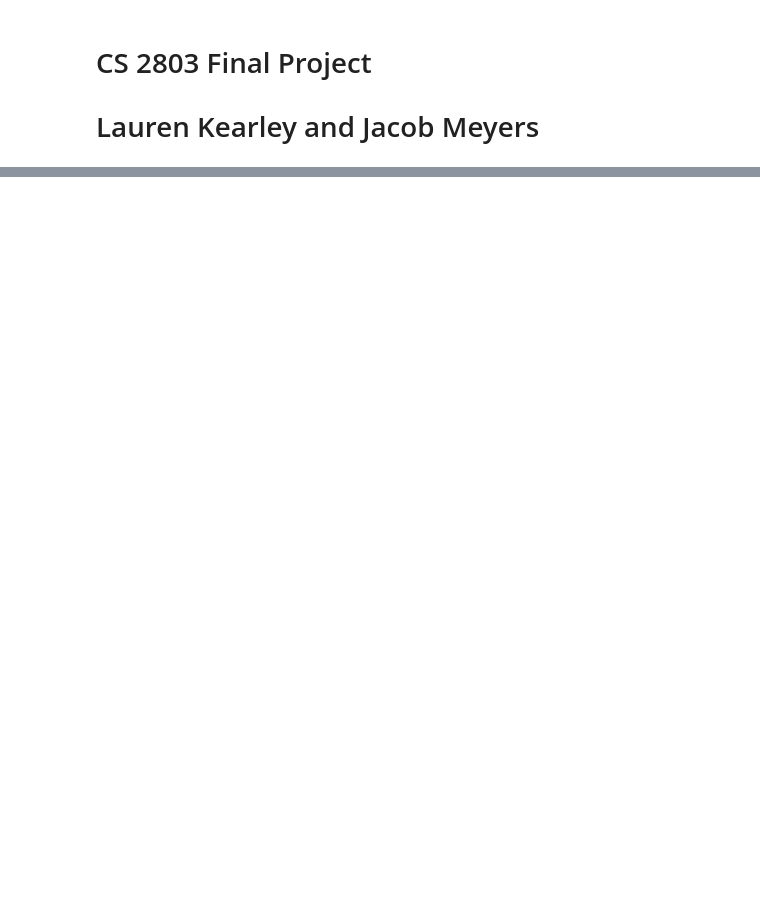
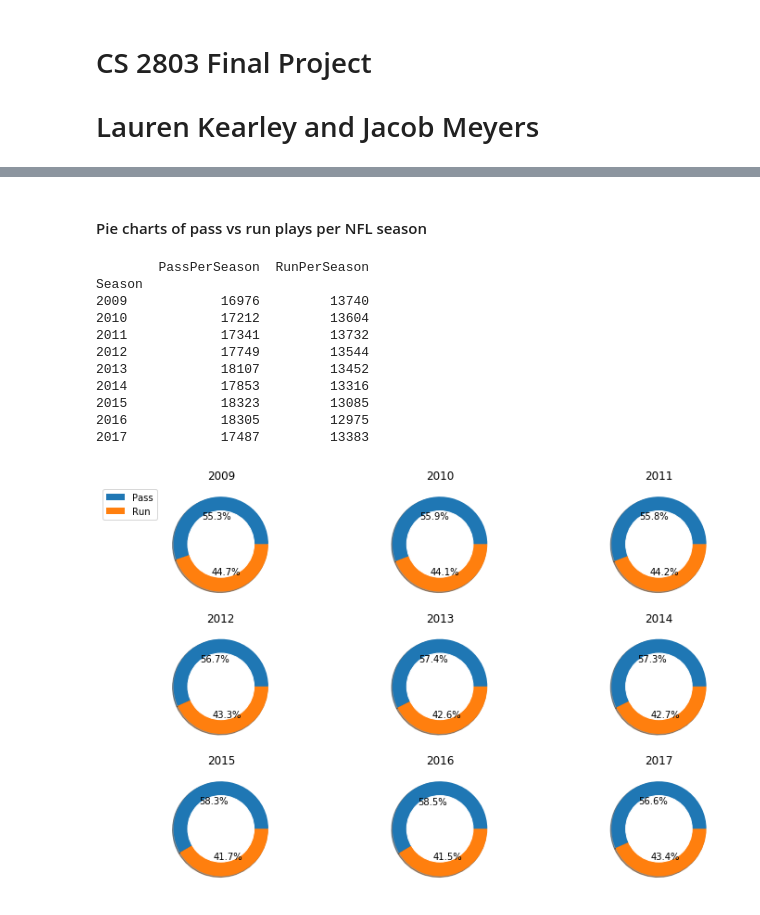
Before and after one commit to jmeyers35/CS2803-final-project, a Jupyter notebook: DataViz.ipynb, the cells around one changed output, grey strips where cells are left out. Saved outputs shown, nothing was run; the diff lists cells and outputs as text; code cells hidden in the pictures; blank space fills up the shorter version.

```diff
--- a/DataViz.ipynb
+++ b/DataViz.ipynb
@@ -40,0 +43,32 @@ plt.show()
+# %% [markdown]
+#### Pie charts of pass vs run plays per NFL season
+# %%
+newData = data.copy()
+newData = newData.set_index('Season')
+doughnut_cutout = plt.Circle( (0,0), 0.7, color='white')
+print(newData)
+start_date = 2009
+fig, axes = plt.subplots(3,3, figsize=(12,8))
+for i in range(int(len(newData.index)/3)):
+    for j in range(int(len(newData.index)/3)):
+        doughnut_cutout = plt.Circle( (0,0), 0.7, color='white')
+        ax = axes[i][j]
+        pie = ax.pie(newData.loc[start_date],shadow=True, autopct='%.1f%%')
+        ax.set(ylabel='', title=start_date, aspect='equal')
+        start_date = start_date + 1
+        ax.add_artist(doughnut_cutout)
+axes[0][0].legend(bbox_to_anchor=(0, 1), labels=['Pass','Run'])
+plt.show()
+# %% [output]
+        PassPerSeason  RunPerSeason
+Season
+2009            16976         13740
+2010            17212         13604
+2011            17341         13732
+2012            17749         13544
+2013            18107         13452
+2014            17853         13316
+2015            18323         13085
+2016            18305         12975
+2017            17487         13383
+[figure, added]
```
Also changed, not shown: parts of 2 cells of this notebook.
